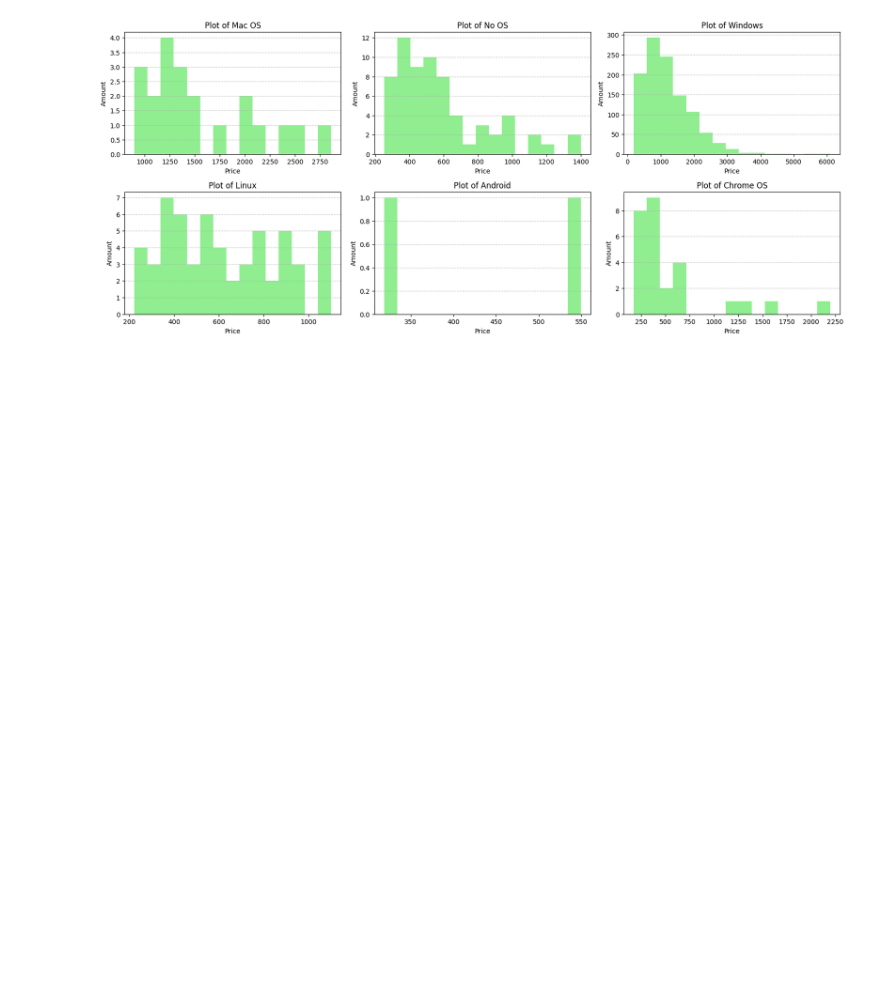
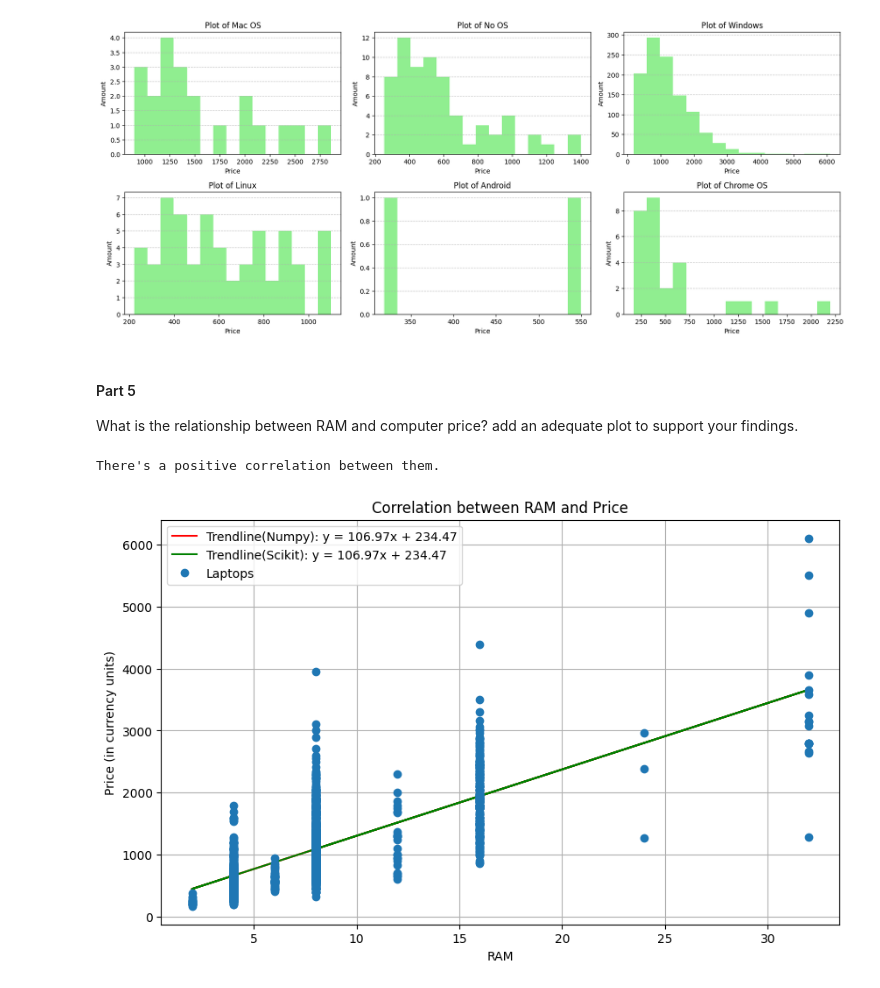
Before and after one commit to AdrielMendelsohn/Mini-Python-Project, a Jupyter notebook: Mini-Project-Main.ipynb, the cells around one changed output. Saved outputs shown, nothing was run; the diff lists cells and outputs as text; code cells hidden in the pictures; blank space fills up the shorter version.

```diff
--- a/Mini-Project-Main.ipynb
+++ b/Mini-Project-Main.ipynb
@@ -161,3 +161,54 @@ plt.show()
 # %% [output]
 ['Mac OS' 'No OS' 'Windows' 'Linux' 'Android' 'Chrome OS']
 [figure]
+# %% [markdown]
+#### Part 5
+
+What is the relationship between RAM and computer price? add an adequate plot to
+support your findings.
+# %%
+# cleaning up irrelevant data (extreme cases)
+data = data[data['RAM (GB)'] != 64]
+# %%
+from sklearn.linear_model import LinearRegression
+print("There's a positive correlation between them.")
+
+#! clean the data (one point)
+
+plt.figure(figsize=(10, 6))
+
+# Save the arrays of data
+x = data['RAM (GB)']
+x_2d = data[['RAM (GB)']]
+y = data['Price (Euro)']
+
+# Numpy: Calculate linear regression
+# Calculate linear regression coefficients (slope `m` and intercept `c`)
+m, c = np.polyfit(x, y, 1)  # Degree 1 for linear regression
+# Plot the regression line
+plt.plot(x, m * x + c, color='red', label=f'Trendline(Numpy): y = {m:.2f}x + {c:.2f}')
+
+
+# Scikit: Calculate linear regression
+# Create the model
+model = LinearRegression()
+# Train the model
+model.fit(x_2d, y)
+# Get the slope (coef_) and intercept
+m = model.coef_[0]  # Slope
+c = model.intercept_  # Intercept
+# Predict values
+y_pred = model.predict(x_2d)
+plt.plot(x, y_pred, color='green', label=f'Trendline(Scikit): y = {m:.2f}x + {c:.2f}')
+
+# Plot laptop prices
+plt.plot(data['RAM (GB)'], data['Price (Euro)'], marker='o', linestyle='', label='Laptops')
+plt.title('Correlation between RAM and Price')
+plt.xlabel('RAM')
+plt.ylabel('Price (in currency units)')
+plt.grid()
+plt.legend()
+plt.show()
+# %% [output]
+There's a positive correlation between them.
+[figure, added]
```
Also changed, not shown: parts of 11 cells of this notebook.
